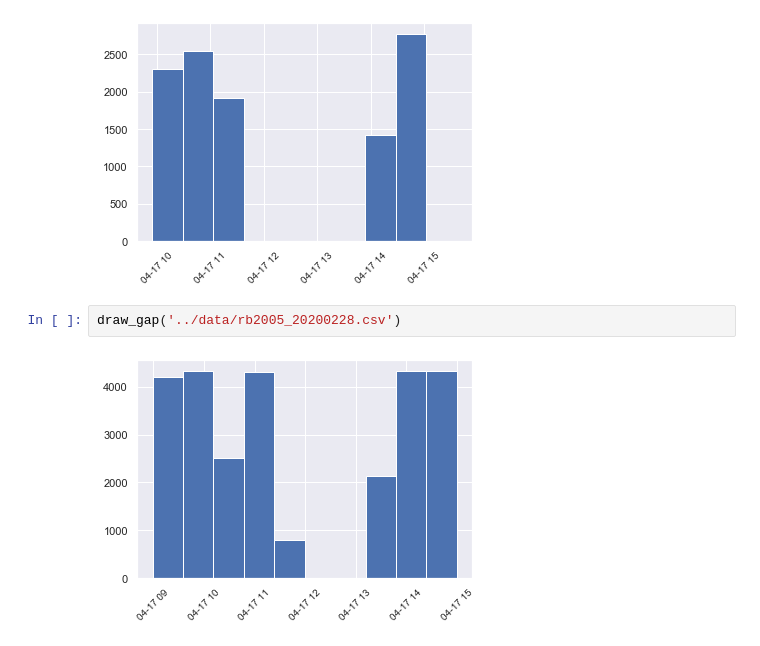
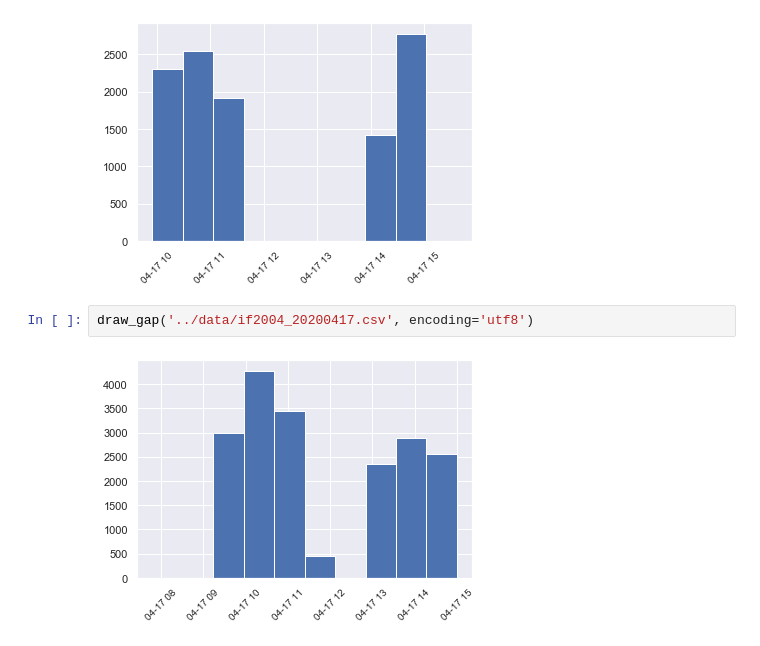
Before and after one commit to vargeek/quant_assignment, a Jupyter notebook: week2/note.ipynb, the cells around one changed output. Drawn from its saved outputs; the diff is of its cells as text.

```diff
--- a/week2/note.ipynb
+++ b/week2/note.ipynb
@@ -108,6 +112,6 @@ draw_gap('../data/if2004_20200416.csv', encoding='utf8')
 # %% [output]
 [figure]
 # %%
-draw_gap('../data/rb2005_20200228.csv')
+draw_gap('../data/if2004_20200417.csv', encoding='utf8')
 # %% [output]
-[figure, old version]
+[figure, new version]
```
Also changed, not shown: parts of 3 cells of this notebook.
